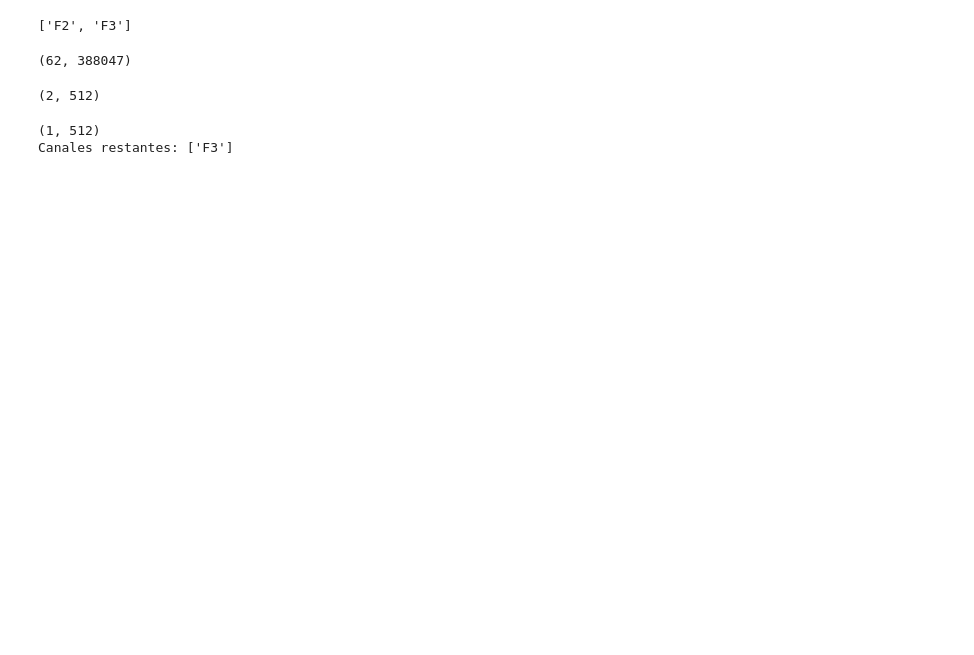
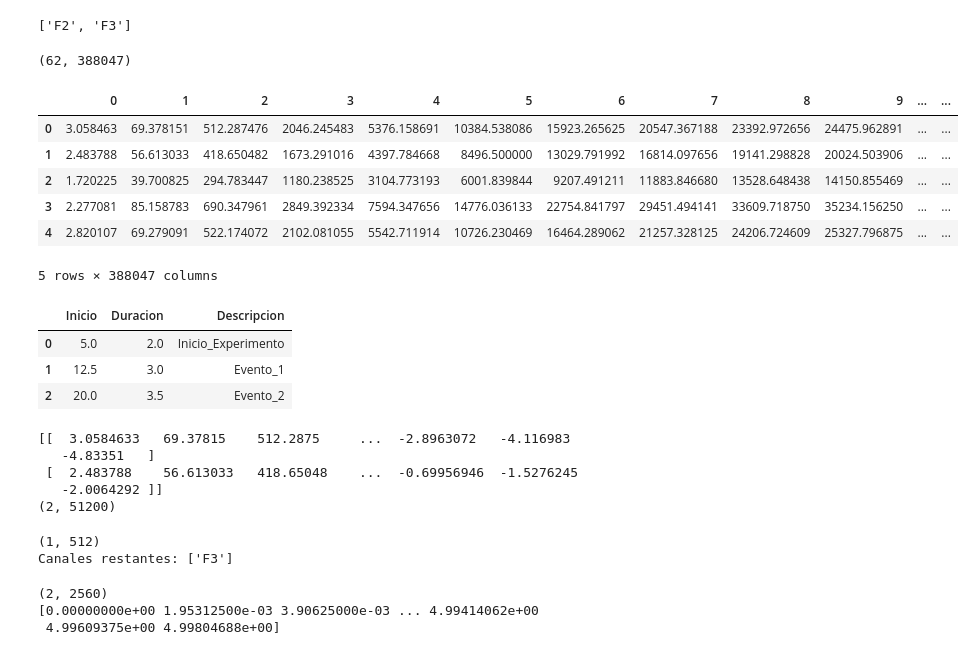
Before and after one commit to SrMichi19/TIF, a Jupyter notebook: 1. TIF/RawSignalV2.ipynb, the cells around one changed output. Cells and saved outputs as stored; diff of their text form; code cells hidden in the pictures; blank space fills up the shorter version.

```diff
--- a/1. TIF/RawSignalV2.ipynb
+++ b/1. TIF/RawSignalV2.ipynb
@@ -242,9 +393,32 @@ class RawSignal:
 # %%
 eeg_data = np.load("../2. tests/eeg/eeg_signal.npy")
-# %%
-eeg_data.shape
-# %% [output]
-(62, 388047)
+# %%
+eeg_data.shape
+# %% [output]
+(62, 388047)
+# %%
+# Esto era para ver nomas que habia en el archivo
+eeg = pd.DataFrame(eeg_data)
+eeg.head()
+# %% [output]
+|  | 0 | 1 | 2 | 3 | 4 | 5 | 6 | 7 | 8 | 9 | ... | ... |
+| 0 | 3.058463 | 69.378151 | 512.287476 | 2046.245483 | 5376.158691 | 10384.538086 | 15923.265625 | 20547.367188 | 23392.972656 | 24475.962891 | ... | ... |
+| 1 | 2.483788 | 56.613033 | 418.650482 | 1673.291016 | 4397.784668 | 8496.500000 | 13029.791992 | 16814.097656 | 19141.298828 | 20024.503906 | ... | ... |
+| 2 | 1.720225 | 39.700825 | 294.783447 | 1180.238525 | 3104.773193 | 6001.839844 | 9207.491211 | 11883.846680 | 13528.648438 | 14150.855469 | ... | ... |
+| 3 | 2.277081 | 85.158783 | 690.347961 | 2849.392334 | 7594.347656 | 14776.036133 | 22754.841797 | 29451.494141 | 33609.718750 | 35234.156250 | ... | ... |
+| 4 | 2.820107 | 69.279091 | 522.174072 | 2102.081055 | 5542.711914 | 10726.230469 | 16464.289062 | 21257.328125 | 24206.724609 | 25327.796875 | ... | ... |
+5 rows × 388047 columns
+# %%
+inicio = [5.0, 12.5, 20.0]
+duracion = [2.0, 3.0, 3.5]
+descripcion = ['Inicio_Experimento', 'Evento_1', 'Evento_2']
+anotacioness = Anotaciones(onset=inicio, duration=duracion, description=descripcion)
+anotacioness.get_annotations()
+# %% [output]
+|  | Inicio | Duracion | Descripcion |
+| 0 | 5.0 | 2.0 | Inicio_Experimento |
+| 1 | 12.5 | 3.0 | Evento_1 |
+| 2 | 20.0 | 3.5 | Evento_2 |
 # %%
 # Generar el objeto RawSignal
 raw_signal = RawSignal(data=eeg_data, sfreq=512, info=infoo, anotaciones=anotacioness)
@@ -255,11 +429,15 @@ raw_signal = RawSignal(data=eeg_data, sfreq=512, info=infoo, anotaciones=anotaci
 # print(muestras.shape)
 # print(vector)
 
-muestras = raw_signal.get_data(picks=["F2", "F3"], start=0, stop=1)
-# print(muestras)
+muestras = raw_signal.get_data(picks=["F2", "F3"], start=0, stop=100)
+print(muestras)
 print(muestras.shape)
 # %% [output]
-(2, 512)
+[[  3.0584633   69.37815    512.2875     ...  -2.8963072   -4.116983
+   -4.83351   ]
+ [  2.483788    56.613033   418.65048    ...  -0.69956946  -1.5276245
+   -2.0064292 ]]
+(2, 51200)
 # %%
 nueva_rawsignal = raw_signal.drop_channels(["F2"])
 # %%
@@ -268,3 +446,14 @@ print("Canales restantes:", nueva_rawsignal.info["Nombre canales"])
 # %% [output]
 (1, 512)
 Canales restantes: ['F3']
+# %%
+# Recortar la señal (tiempo). Método crop() desde el primer objeto Rawsignal
+
+rawsignal_recortada = raw_signal.crop(tmin= 5, tmax=100)   # Recorte
+datos, tiempo = rawsignal_recortada.get_data(picks=["F2", "F3"], start=0, stop=5, times=True) # Datos y tiempo. En este ejemplo, stop > 5 daria error
+print(datos.shape)
+print(tiempo)
+# %% [output]
+(2, 2560)
+[0.00000000e+00 1.95312500e-03 3.90625000e-03 ... 4.99414062e+00
+ 4.99609375e+00 4.99804688e+00]
```
Also changed, not shown: parts of 12 cells of this notebook, 2 other files.
